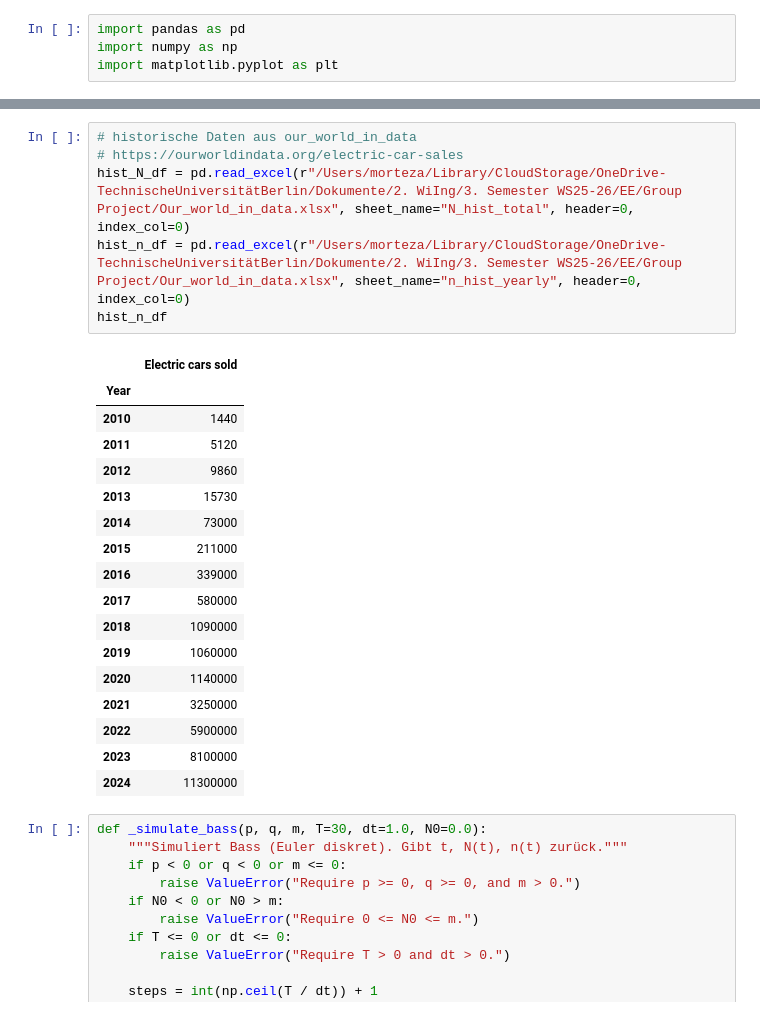
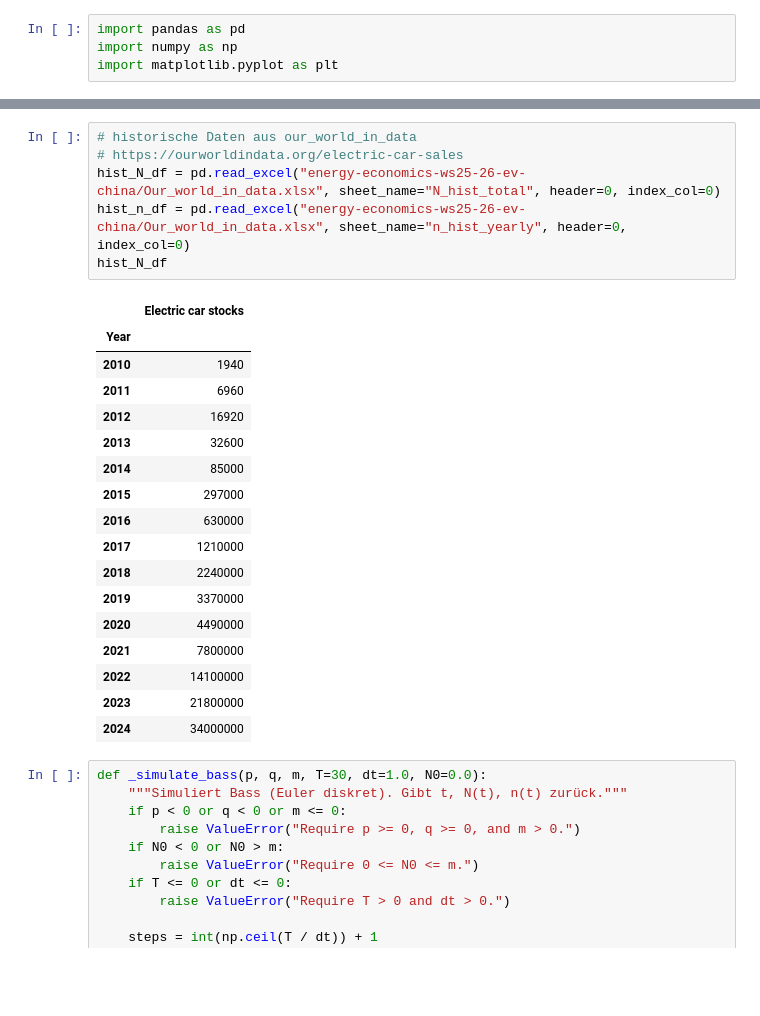
Before and after one commit to morteezzaa/energy-economics-ws25-26-ev-china, a Jupyter notebook: ev-china-model.ipynb, the cells around one changed output, grey strips where cells are left out. Cells and saved outputs as stored; diff of their text form; blank space fills up the shorter version.

```diff
--- a/ev-china-model.ipynb
+++ b/ev-china-model.ipynb
@@ -5,27 +9,27 @@ import matplotlib.pyplot as plt
 # %%
 # historische Daten aus our_world_in_data
 # https://ourworldindata.org/electric-car-sales
-hist_N_df = pd.read_excel(r"/Users/morteza/Library/CloudStorage/OneDrive-TechnischeUniversitätBerlin/Dokumente/2. WiIng/3. Semester WS25-26/EE/Group Project/Our_world_in_data.xlsx", sheet_name="N_hist_total", header=0, index_col=0)
-hist_n_df = pd.read_excel(r"/Users/morteza/Library/CloudStorage/OneDrive-TechnischeUniversitätBerlin/Dokumente/2. WiIng/3. Semester WS25-26/EE/Group Project/Our_world_in_data.xlsx", sheet_name="n_hist_yearly", header=0, index_col=0)
-hist_n_df
+hist_N_df = pd.read_excel("energy-economics-ws25-26-ev-china/Our_world_in_data.xlsx", sheet_name="N_hist_total", header=0, index_col=0)
+hist_n_df = pd.read_excel("energy-economics-ws25-26-ev-china/Our_world_in_data.xlsx", sheet_name="n_hist_yearly", header=0, index_col=0)
+hist_N_df
 # %% [output]
-|  | Electric cars sold |
+|  | Electric car stocks |
 | Year |  |
-| 2010 | 1440 |
-| 2011 | 5120 |
-| 2012 | 9860 |
-| 2013 | 15730 |
-| 2014 | 73000 |
-| 2015 | 211000 |
-| 2016 | 339000 |
-| 2017 | 580000 |
-| 2018 | 1090000 |
-| 2019 | 1060000 |
-| 2020 | 1140000 |
-| 2021 | 3250000 |
-| 2022 | 5900000 |
-| 2023 | 8100000 |
-| 2024 | 11300000 |
+| 2010 | 1940 |
+| 2011 | 6960 |
+| 2012 | 16920 |
+| 2013 | 32600 |
+| 2014 | 85000 |
+| 2015 | 297000 |
+| 2016 | 630000 |
+| 2017 | 1210000 |
+| 2018 | 2240000 |
+| 2019 | 3370000 |
+| 2020 | 4490000 |
+| 2021 | 7800000 |
+| 2022 | 14100000 |
+| 2023 | 21800000 |
+| 2024 | 34000000 |
 # %%
 def _simulate_bass(p, q, m, T=30, dt=1.0, N0=0.0):
     """Simuliert Bass (Euler diskret). Gibt t, N(t), n(t) zurück."""
```
Also changed, not shown: parts of 3 cells of this notebook.
